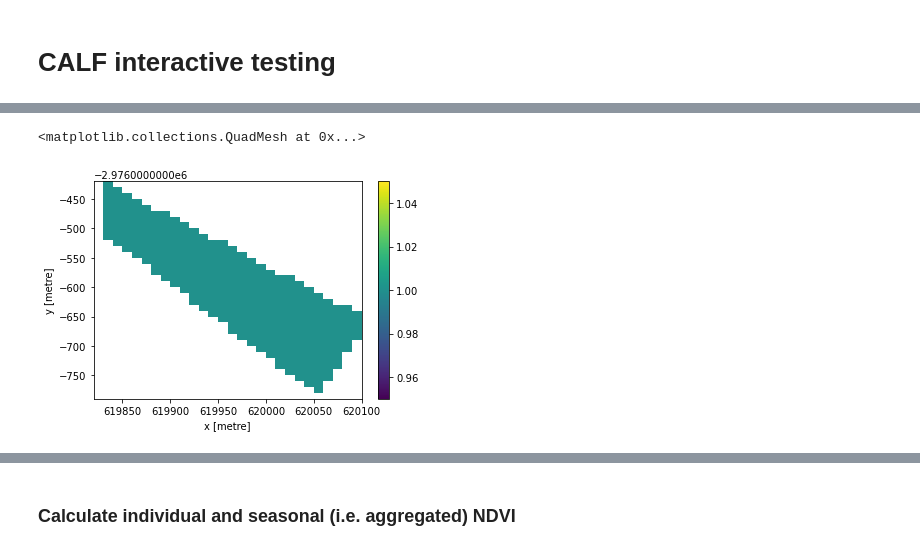
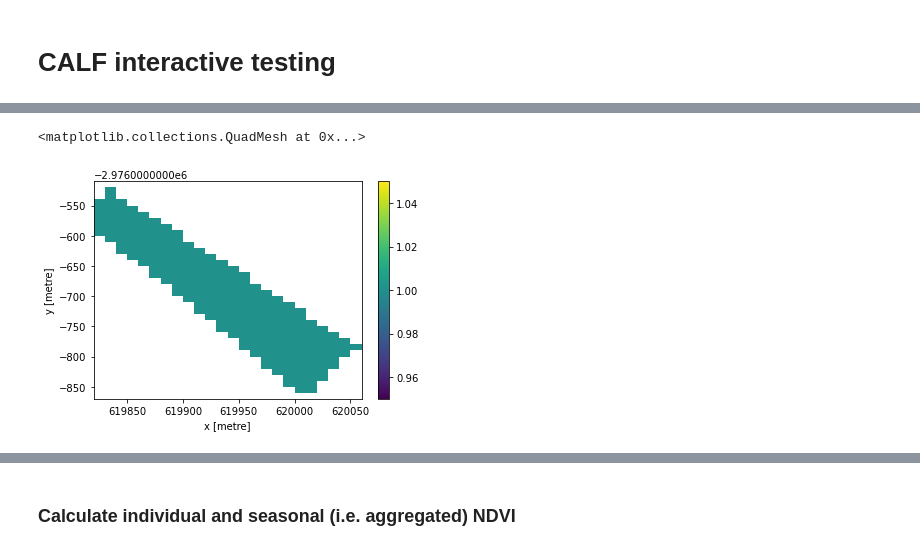
Before and after one commit to ricardogsilva/sansa-crop-arable-land-fraction, a Jupyter notebook: notebooks/calf-interactive-testing.ipynb, the cells around one changed output, grey strips where cells are left out. Saved outputs shown, nothing was run; the diff lists cells and outputs as text; code cells hidden in the pictures.

```diff
--- a/notebooks/calf-interactive-testing.ipynb
+++ b/notebooks/calf-interactive-testing.ipynb
@@ -86,0 +37,38 @@ Attributes:
+# %%
+dc = datacube.Datacube(
+    app="test-calf",
+    env="sandbox",
+    config=os.getenv("DATACUBE_CONFIG_PATH")
+)
+
+roi_df = geopandas.read_file(Path("../test-data/auxiliary.gpkg"), layer="region-of-interest")
+crop_df = geopandas.read_file(Path("../test-data/auxiliary.gpkg", layer="crop-mask"))
+
+intersected_df = geopandas.overlay(
+    roi_df,
+    crop_df.to_crs(epsg=roi_df.crs.to_epsg()),  # reprojecting on-the-fly
+    how="intersection",
+    keep_geom_type=True
+)
+intersected_df
+
+test_series1 = intersected_df.iloc[0]
+
+# lets select the series that uses parcel3
+test_series2 = intersected_df.query("name_1 == 'municipality1' & name_2 == 'parcel3'").iloc[0]
+
+base_query = {
+    "time": ("2015-01-01", "2021-12-31"),
+    "measurements": ["red", "nir", "spclass"],
+    "output_crs": "EPSG:32635",
+    "resolution": (-10, 10),
+    "resampling": "cubic",
+    "geopolygon": dc_geometry.Geometry(
+        test_series2.geometry.__geo_interface__,
+        dc_geometry.CRS(f"EPSG:{intersected_df.crs.to_epsg()}")
+    ),
+    "product": "test_spot7_gauteng_old_eo3",
+}
+
+ds = dc.load(**base_query)
+ds
@@ -109,2 +121,3 @@ Attributes:
 # %%
-crop_mask = calf.rasterize_feature(valid_ds, intersected_feature_series)
+crop_mask_da = calf.rasterize_feature(valid_ds, test_series2)
+crop_mask_da
@@ -111,5 +142,5 @@ crop_mask = calf.rasterize_feature(valid_ds, intersected_feature_series)
 # %%
-crop_mask.plot()
+crop_mask_da.plot()
 # %% [output]
 <matplotlib.collections.QuadMesh at 0x...>
-[figure, old version]
+[figure, new version]
```
Also changed, not shown: parts of 85 cells of this notebook, 4 other files.
